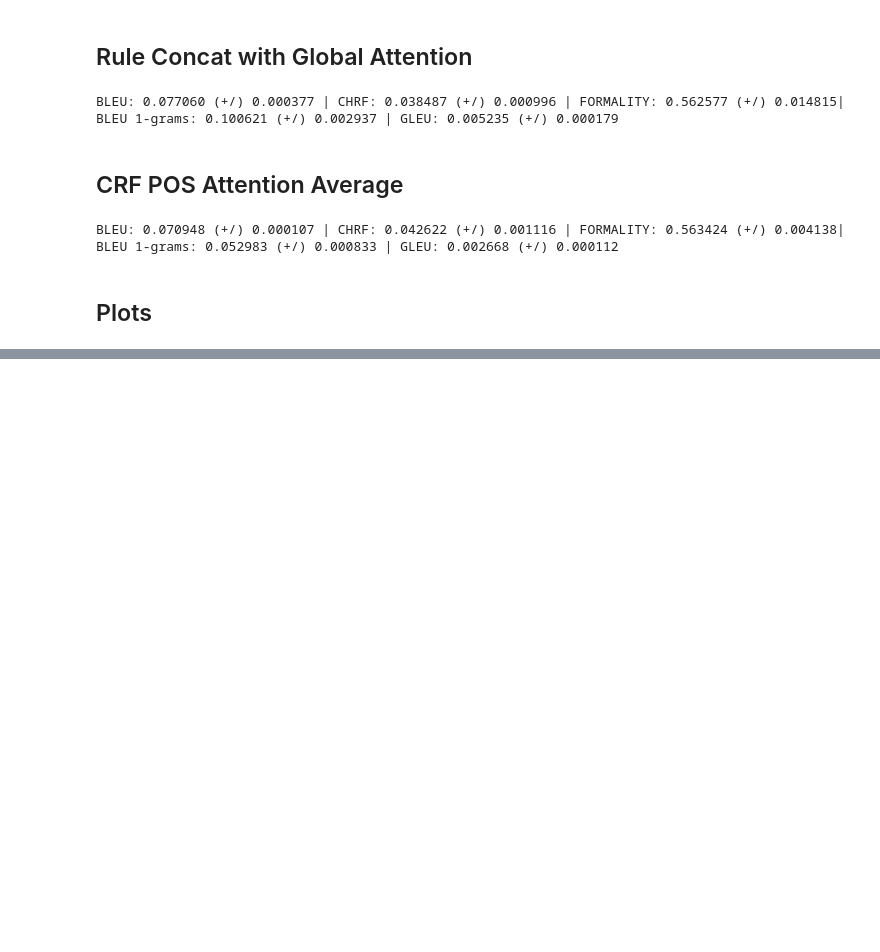
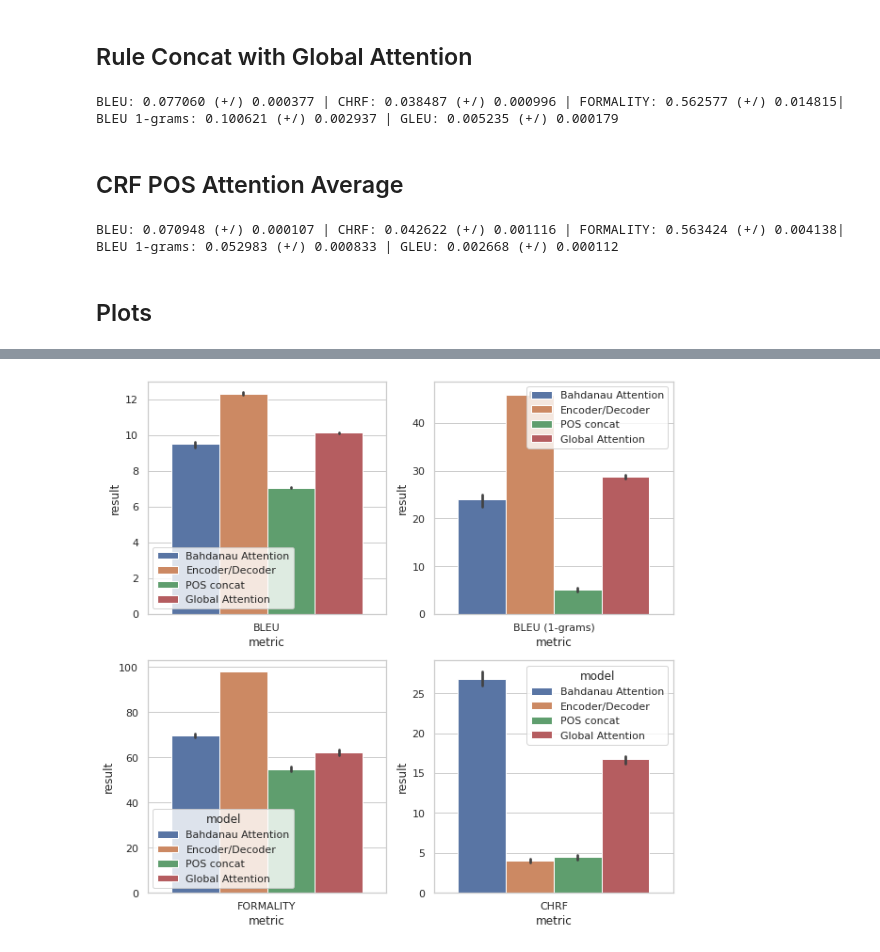
Before and after one commit to sms1097/formality-transfer, a Jupyter notebook: Results Analysis.ipynb, the cells around one changed output, grey strips where cells are left out. Saved outputs shown, nothing was run; the diff lists cells and outputs as text; code cells hidden in the pictures; blank space fills up the shorter version.

```diff
--- a/Results Analysis.ipynb
+++ b/Results Analysis.ipynb
@@ -225,0 +230,23 @@ ax = sns.catplot(x="result", y="model", col="metric",
+# %%
+fig, ax = plt.subplots(2, 2, figsize=(10, 10))
+
+# handles, labels = ax.get_legend_labels()
+
+for a, metric in zip(fig.axes, ['BLEU', 'BLEU (1-grams)', 'FORMALITY', 'CHRF']):
+    g = sns.barplot(x='metric', y='result', hue="model"  ,
+                    data=df[df['metric'] == metric], ax=a)
+#     plt.legend(bbox_to_anchor=(1.05, 1), loc=2, borderaxespad=0.)
+    if metric in ['BLEU', 'FOMALITY']:
+        g.legend(loc="lower left")
+
+    if metric in ['BLEU (1-grams)']:
+        g.legend(loc="upper right")
+
+#     g.set(xticks=[])
+
+
+# fig.legend(lines, labels, loc="right")
+
+plt.show()
+# %% [output]
+[figure, added]
```
Also changed, not shown: parts of 14 cells of this notebook.
